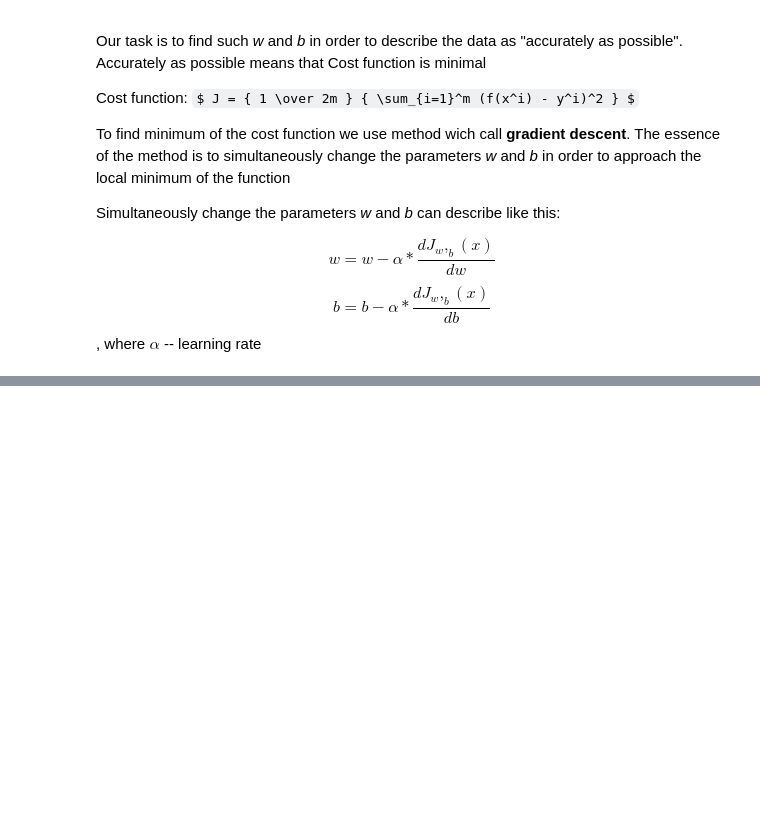
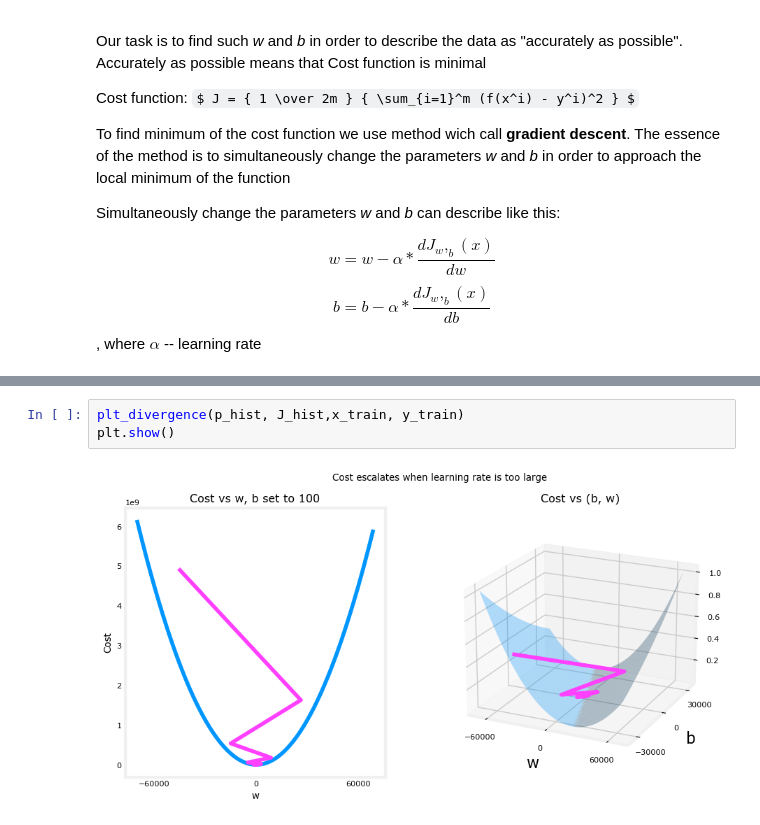
Before and after one commit to grozwalker/ml-lessons, a Jupyter notebook: week_1/liner_regression.ipynb, the cells around one changed output, grey strips where cells are left out. Drawn from its saved outputs; the diff is of its cells as text; some formulas as TeX source; blank space fills up the shorter version.

```diff
--- a/week_1/liner_regression.ipynb
+++ b/week_1/liner_regression.ipynb
@@ -81,0 +132,5 @@ W:  199.98278110471867 B:  100.02786075781393 COST:  3.9126649484997784e-05
+# %%
+plt_divergence(p_hist, J_hist,x_train, y_train)
+plt.show()
+# %% [output]
+[figure, added]
```
Also changed, not shown: parts of 11 cells of this notebook, 4 other files.
